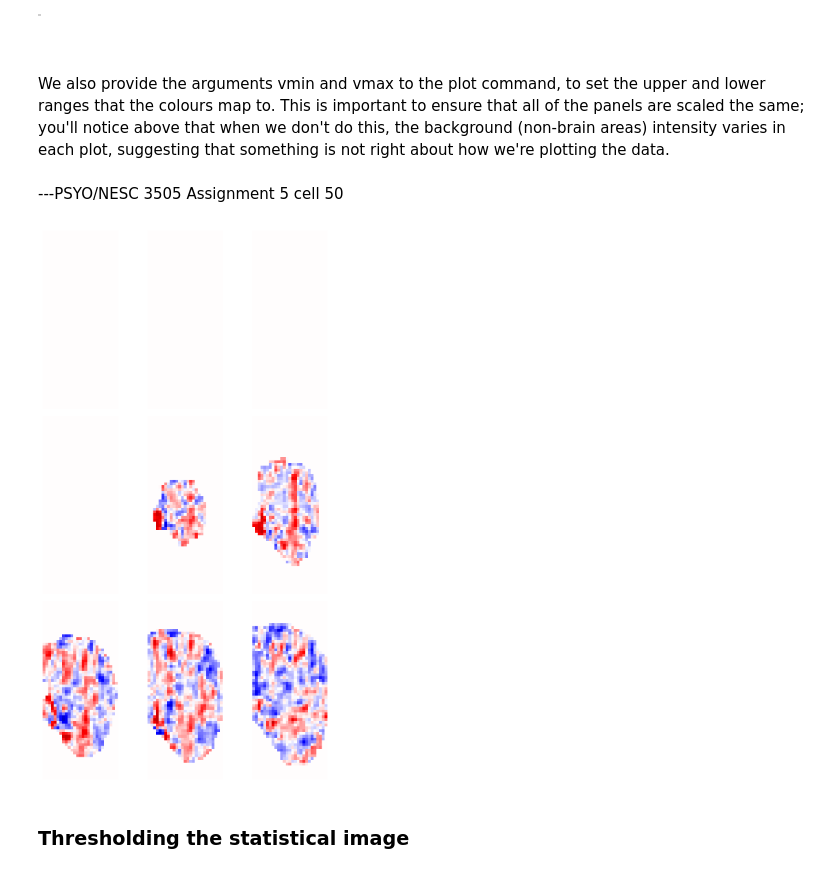
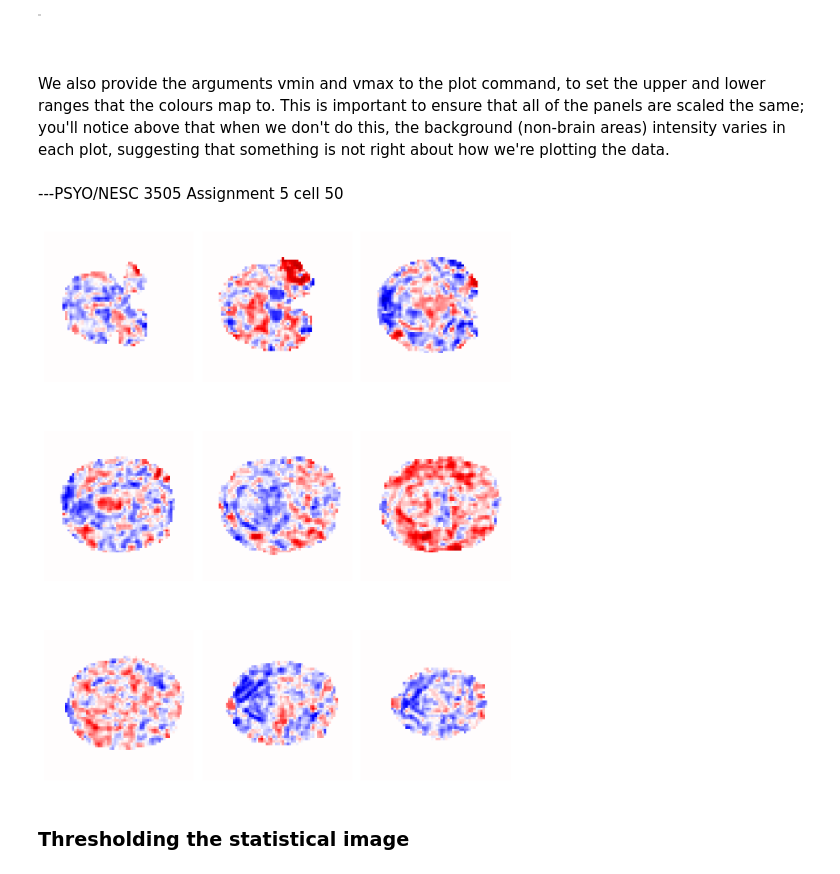
Before and after one commit to SakuraChaojun/PSYO3505, a Jupyter notebook: _build/jupyter_execute/assignments/bioimage.ipynb, the cells around one changed output. Saved outputs shown, nothing was run; the diff lists cells and outputs as text; code cells hidden in the pictures.

```diff
--- a/_build/jupyter_execute/assignments/bioimage.ipynb
+++ b/_build/jupyter_execute/assignments/bioimage.ipynb
@@ -265,7 +265,7 @@ subplot_counter = 1
 
 for i in range (0,26,3):
     ax = fig.add_subplot(3, 3, subplot_counter)
-    plt.imshow(fmri_zstat_data[i,:,:],cmap = 'gray')
+    plt.imshow(fmri_zstat_data[:,:,i],cmap = 'gray')
     plt.axis('off')
 
     plt.tight_layout()
@@ -286,18 +286,18 @@ We also provide the arguments vmin and vmax to the plot command, to set the uppe
 # %%
 fig = plt.figure(figsize=[8, 12])
 subplot_counter = 1
 
 for i in range (0,26,3):
     ax = fig.add_subplot(3, 3, subplot_counter)
-    plt.imshow(fmri_zstat_data[i,:,:],cmap = 'seismic',vmin= -8,vmax=8)
+    plt.imshow(fmri_zstat_data[:,:,i],cmap = 'seismic',vmin= -8,vmax=8)
     plt.axis('off')
 
     plt.tight_layout()
     subplot_counter += 1
 
 plt.show()
 # %% [output]
-[figure, old version]
+[figure, new version]
 # %% [markdown]
 ### Thresholding the statistical image
 # %% [markdown]
```
Also changed, not shown: parts of 5 cells of this notebook, 49 other files.
